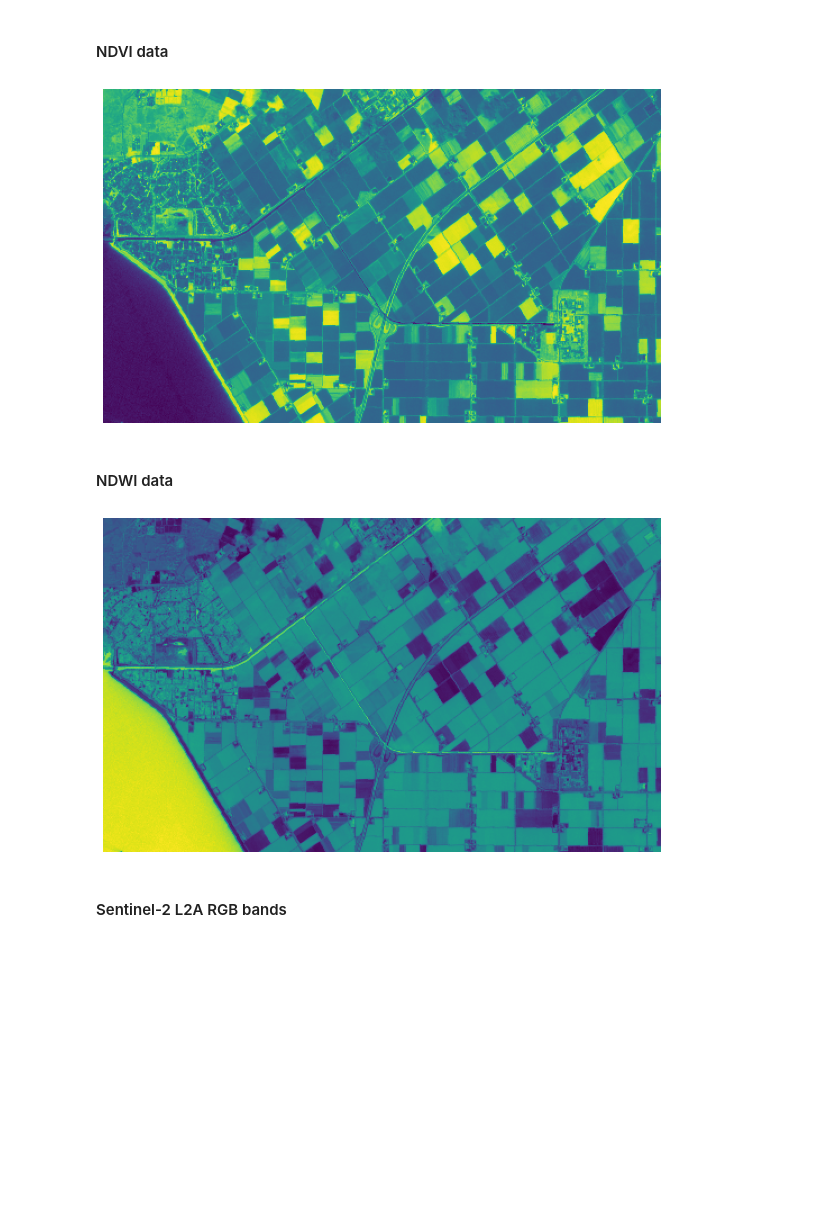
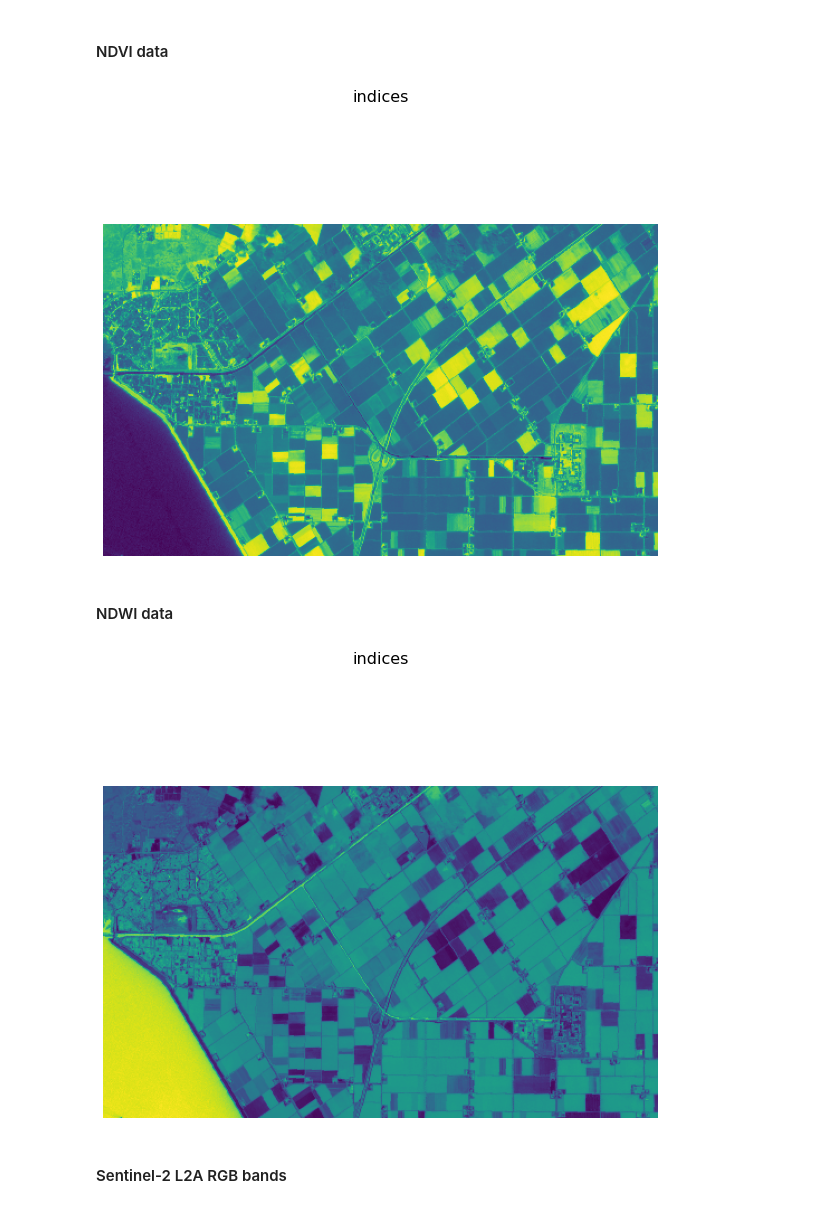
Before and after one commit to sentinel-hub/eo-learn, a Jupyter notebook: examples/io/SentinelHubIO.ipynb, the cells around one changed output. Saved outputs shown, nothing was run; the diff lists cells and outputs as text; code cells hidden in the pictures; blank space fills up the shorter version.

```diff
--- a/examples/io/SentinelHubIO.ipynb
+++ b/examples/io/SentinelHubIO.ipynb
@@ -212,18 +210,16 @@ plt.axis(False);
 # %% [markdown]
 #### NDVI data
-# %%
-plt.figure(figsize=(10,10))
-plt.imshow(eopatch.data['indices'][3][...,0].squeeze());
-plt.axis(False);
-# %% [output]
-[figure, removed]
+# %%
+eopatch.plot((FeatureType.DATA, "indices"), times=[3], channels=[0])
+plt.axis(False);
+# %% [output]
+[figure, added]
 # %% [markdown]
 #### NDWI data
-# %%
-plt.figure(figsize=(10,10))
-plt.imshow(eopatch.data['indices'][3][...,1].squeeze());
-plt.axis(False);
-# %% [output]
-[figure, removed]
+# %%
+eopatch.plot((FeatureType.DATA, "indices"), times=[3], channels=[1])
+plt.axis(False);
+# %% [output]
+[figure, added]
 # %% [markdown]
 #### Sentinel-2 L2A RGB bands
```
Also changed, not shown: parts of 22 cells of this notebook.
